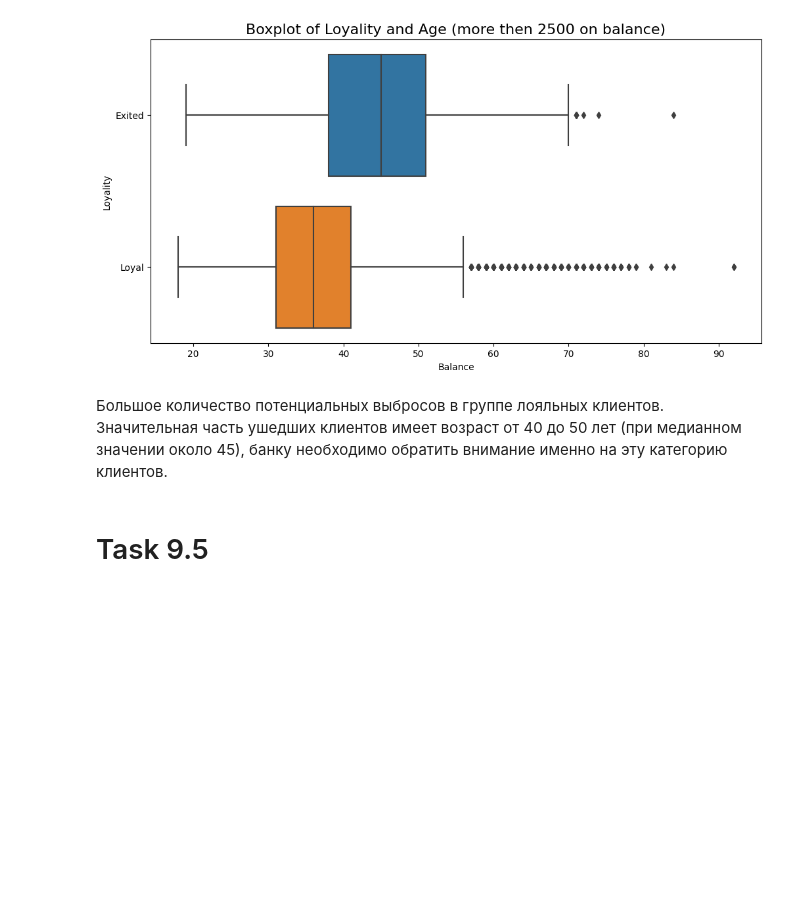
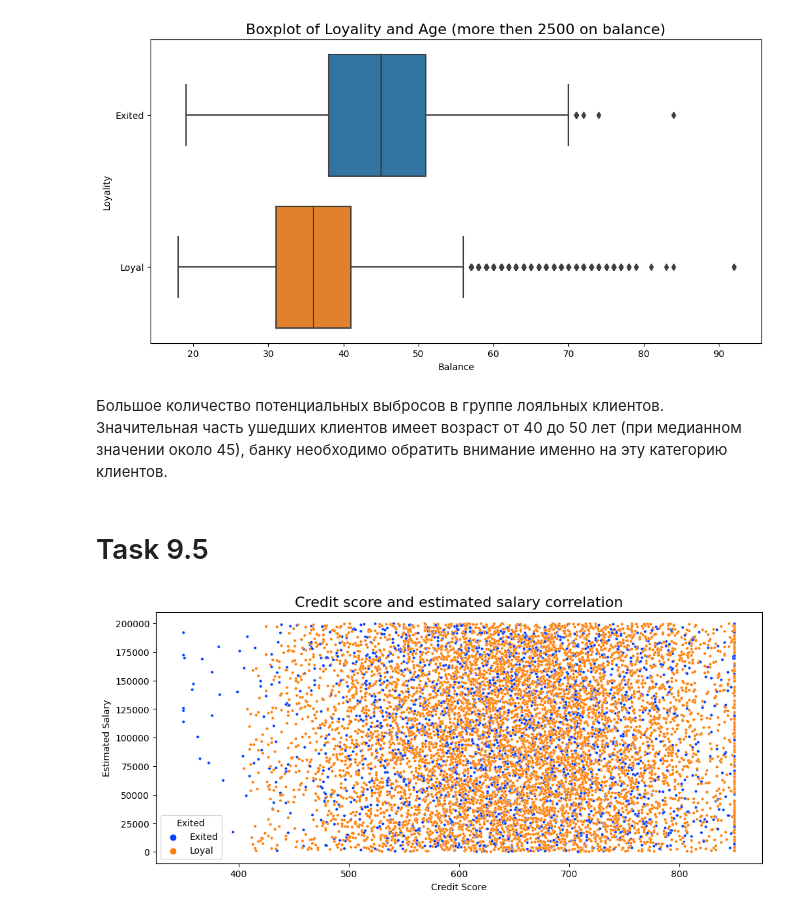
Before and after one commit to AlexeyAldushin/sf_data_science, a Jupyter notebook: PY13_Visualisation/PY13_final.ipynb, the cells around one changed output. Saved outputs shown, nothing was run; the diff lists cells and outputs as text; code cells hidden in the pictures; blank space fills up the shorter version.

```diff
--- a/PY13_Visualisation/PY13_final.ipynb
+++ b/PY13_Visualisation/PY13_final.ipynb
@@ -111,3 +111,20 @@ plt.show()
 Большое количество потенциальных выбросов в группе лояльных клиентов. Значительная часть ушедших клиентов имеет возраст от 40 до 50 лет (при медианном значении около 45), банку необходимо обратить внимание именно на эту категорию клиентов.
 # %% [markdown]
 # Task 9.5
+# %%
+fig = plt.figure(figsize=(12, 5))
+
+scatterplot = sns.scatterplot(
+    data=churn_data,
+    x='CreditScore',
+    y='EstimatedSalary',
+    hue='Exited',
+    s=10,
+    palette='bright'
+)
+scatterplot.set_title('Credit score and estimated salary correlation', fontsize=16)
+scatterplot.set_xlabel('Credit Score')
+scatterplot.set_ylabel('Estimated Salary')
+plt.show()
+# %% [output]
+[figure, added]
```
